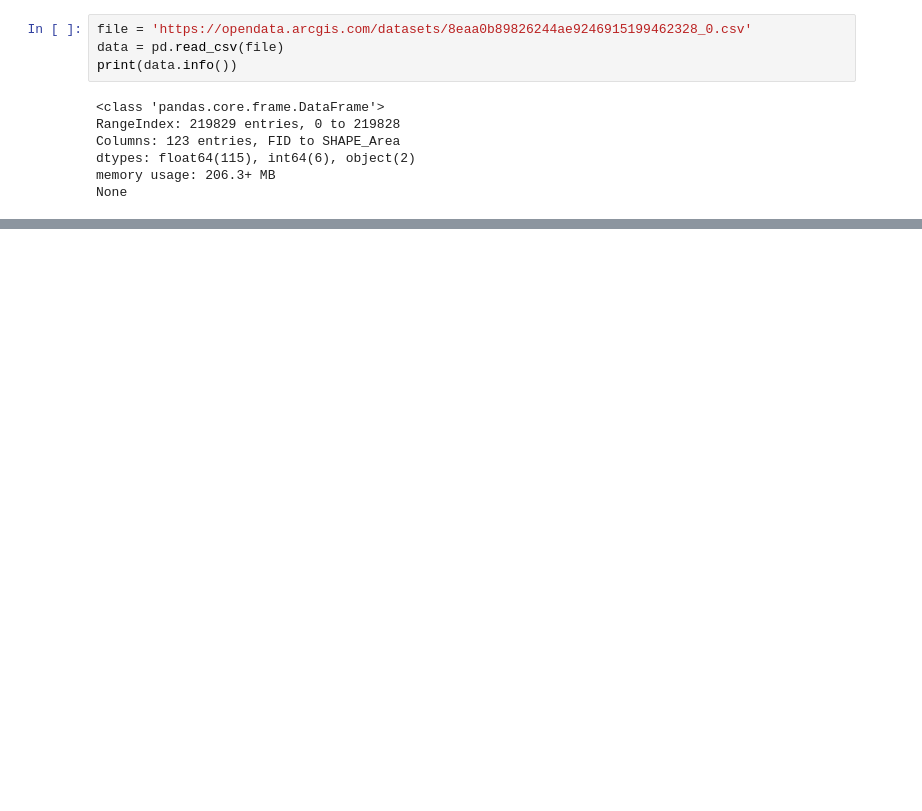
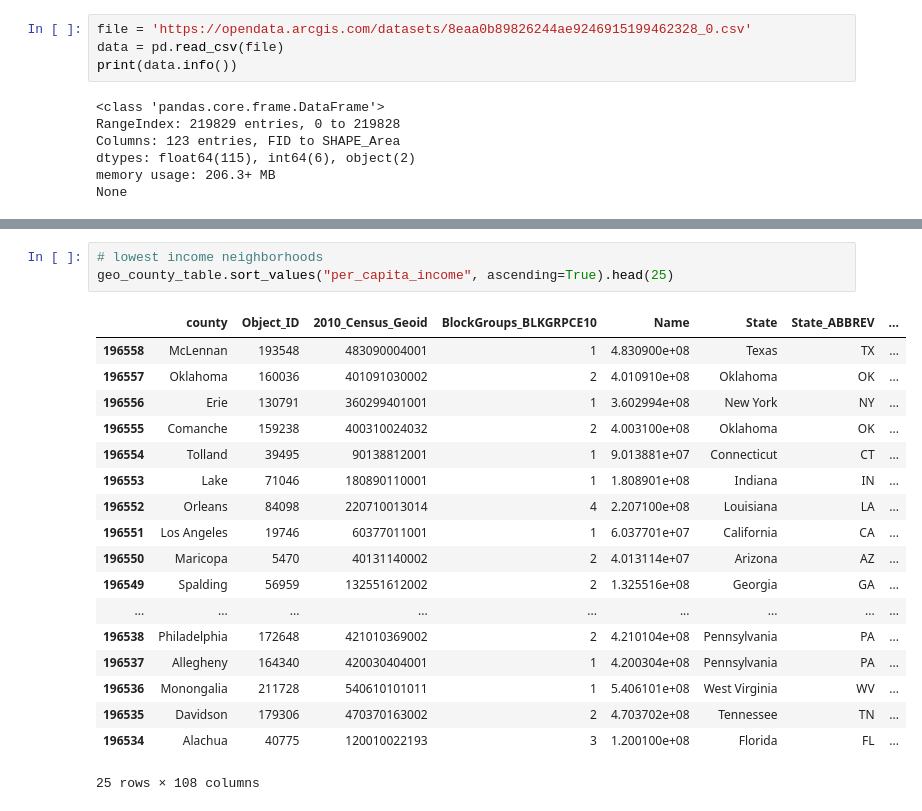
Before and after one commit to q-maze/housingMktDataViz, a Jupyter notebook: Geopandas_for_User_Output.ipynb, the cells around one changed output, grey strips where cells are left out. Saved outputs shown, nothing was run; the diff lists cells and outputs as text; blank space fills up the shorter version.

```diff
--- a/Geopandas_for_User_Output.ipynb
+++ b/Geopandas_for_User_Output.ipynb
@@ -324,0 +480,22 @@ geo_county.tail()
+# %%
+# lowest income neighborhoods
+geo_county_table.sort_values("per_capita_income", ascending=True).head(25)
+# %% [output]
+|  | county | Object_ID | 2010_Census_Geoid | BlockGroups_BLKGRPCE10 | Name | State | State_ABBREV | ... |
+| 196558 | McLennan | 193548 | 483090004001 | 1 | 4.830900e+08 | Texas | TX | ... |
+| 196557 | Oklahoma | 160036 | 401091030002 | 2 | 4.010910e+08 | Oklahoma | OK | ... |
+| 196556 | Erie | 130791 | 360299401001 | 1 | 3.602994e+08 | New York | NY | ... |
+| 196555 | Comanche | 159238 | 400310024032 | 2 | 4.003100e+08 | Oklahoma | OK | ... |
+| 196554 | Tolland | 39495 | 90138812001 | 1 | 9.013881e+07 | Connecticut | CT | ... |
+| 196553 | Lake | 71046 | 180890110001 | 1 | 1.808901e+08 | Indiana | IN | ... |
+| 196552 | Orleans | 84098 | 220710013014 | 4 | 2.207100e+08 | Louisiana | LA | ... |
+| 196551 | Los Angeles | 19746 | 60377011001 | 1 | 6.037701e+07 | California | CA | ... |
+| 196550 | Maricopa | 5470 | 40131140002 | 2 | 4.013114e+07 | Arizona | AZ | ... |
+| 196549 | Spalding | 56959 | 132551612002 | 2 | 1.325516e+08 | Georgia | GA | ... |
+| ... | ... | ... | ... | ... | ... | ... | ... | ... |
+| 196538 | Philadelphia | 172648 | 421010369002 | 2 | 4.210104e+08 | Pennsylvania | PA | ... |
+| 196537 | Allegheny | 164340 | 420030404001 | 1 | 4.200304e+08 | Pennsylvania | PA | ... |
+| 196536 | Monongalia | 211728 | 540610101011 | 1 | 5.406101e+08 | West Virginia | WV | ... |
+| 196535 | Davidson | 179306 | 470370163002 | 2 | 4.703702e+08 | Tennessee | TN | ... |
+| 196534 | Alachua | 40775 | 120010022193 | 3 | 1.200100e+08 | Florida | FL | ... |
+25 rows × 108 columns
```
Also changed, not shown: parts of 15 cells of this notebook.
